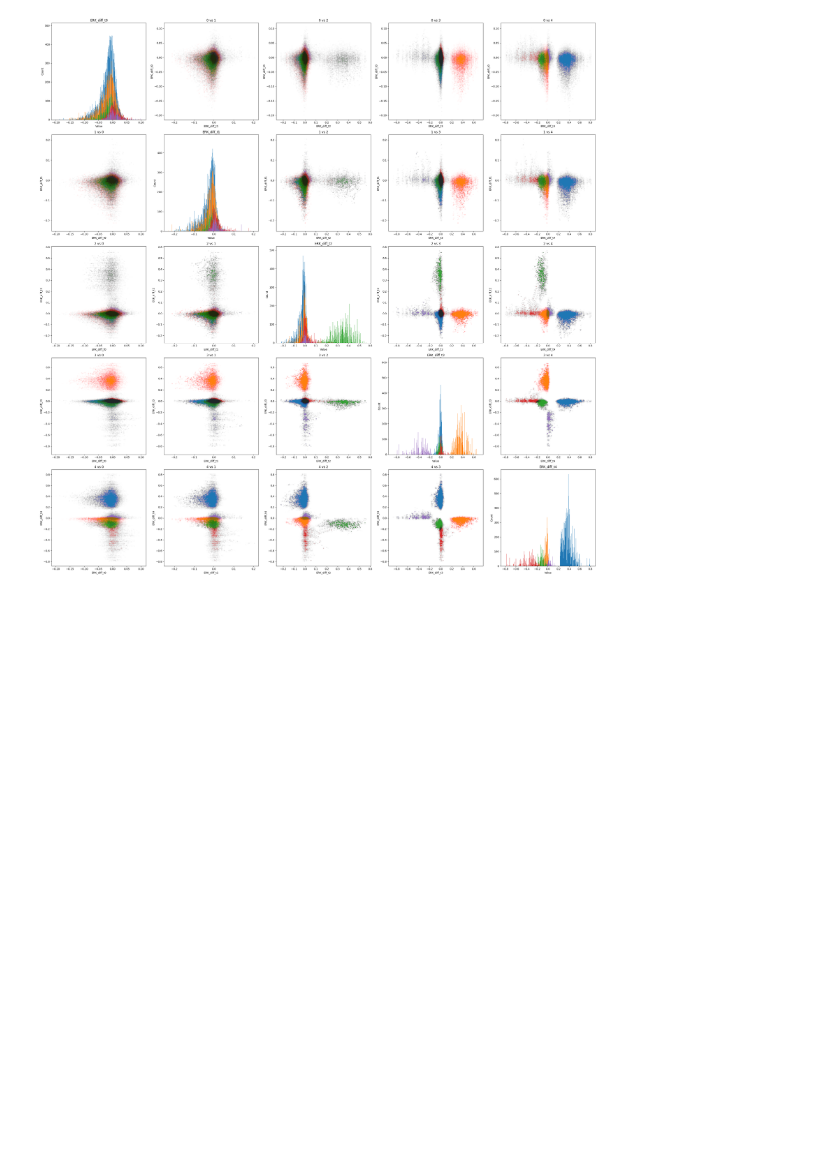
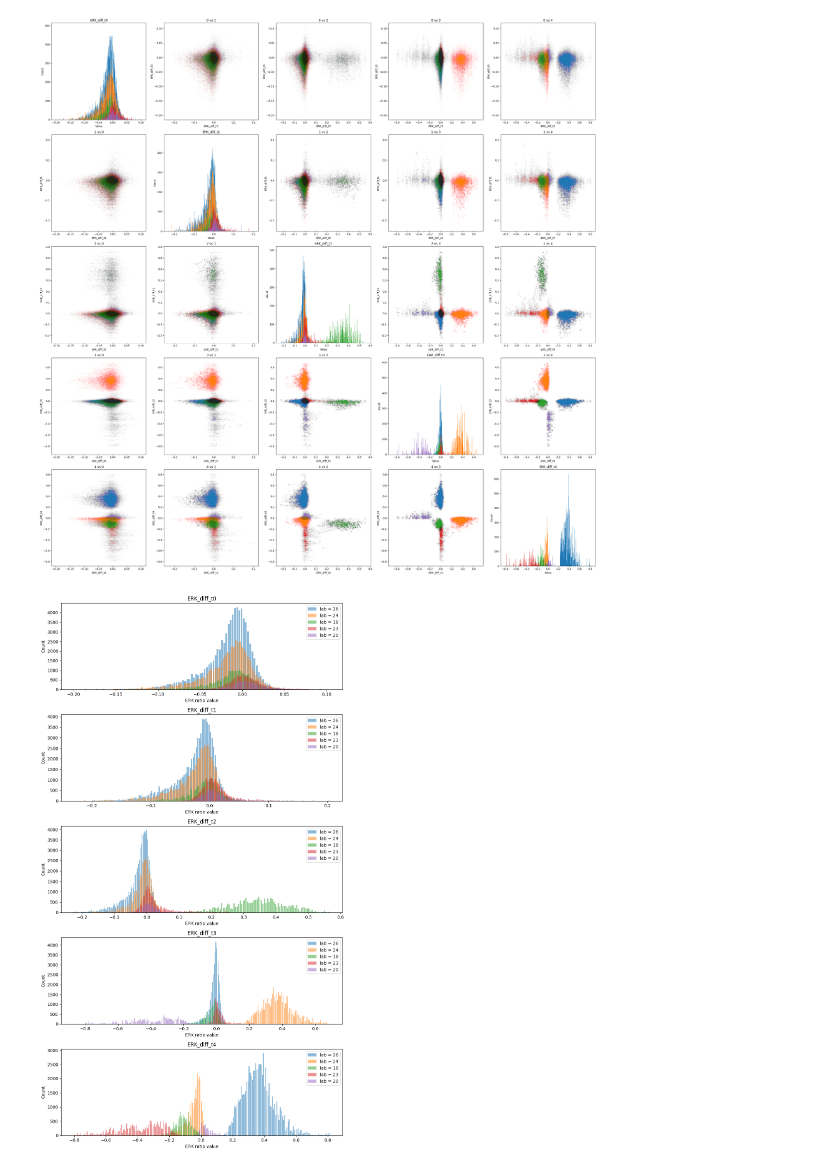
Before and after one commit to Karolcha100/Systems-Biology_project-2, a Jupyter notebook: TaskB/notebooks/04C_post-cluster_visualization.ipynb, the cells around one changed output. Cells and saved outputs as stored; diff of their text form; code cells hidden in the pictures; blank space fills up the shorter version.

```diff
--- a/TaskB/notebooks/05B_searching_for_labels.ipynb
+++ b/TaskB/notebooks/04C_post-cluster_visualization.ipynb
@@ -98,3 +98,11 @@ plot_all_columns(
 )
 # %% [output]
 [figure]
+# %%
+plot_hist(
+    df=df,
+    labels_selected=[lab for lab, lab_count in df["label"].value_counts().to_dict().items() if lab != -1 and lab_count>10_000],
+    save_path=None
+)
+# %% [output]
+[figure, added]
```
Also changed, not shown: parts of 1 cell of this notebook, 5 other files.
